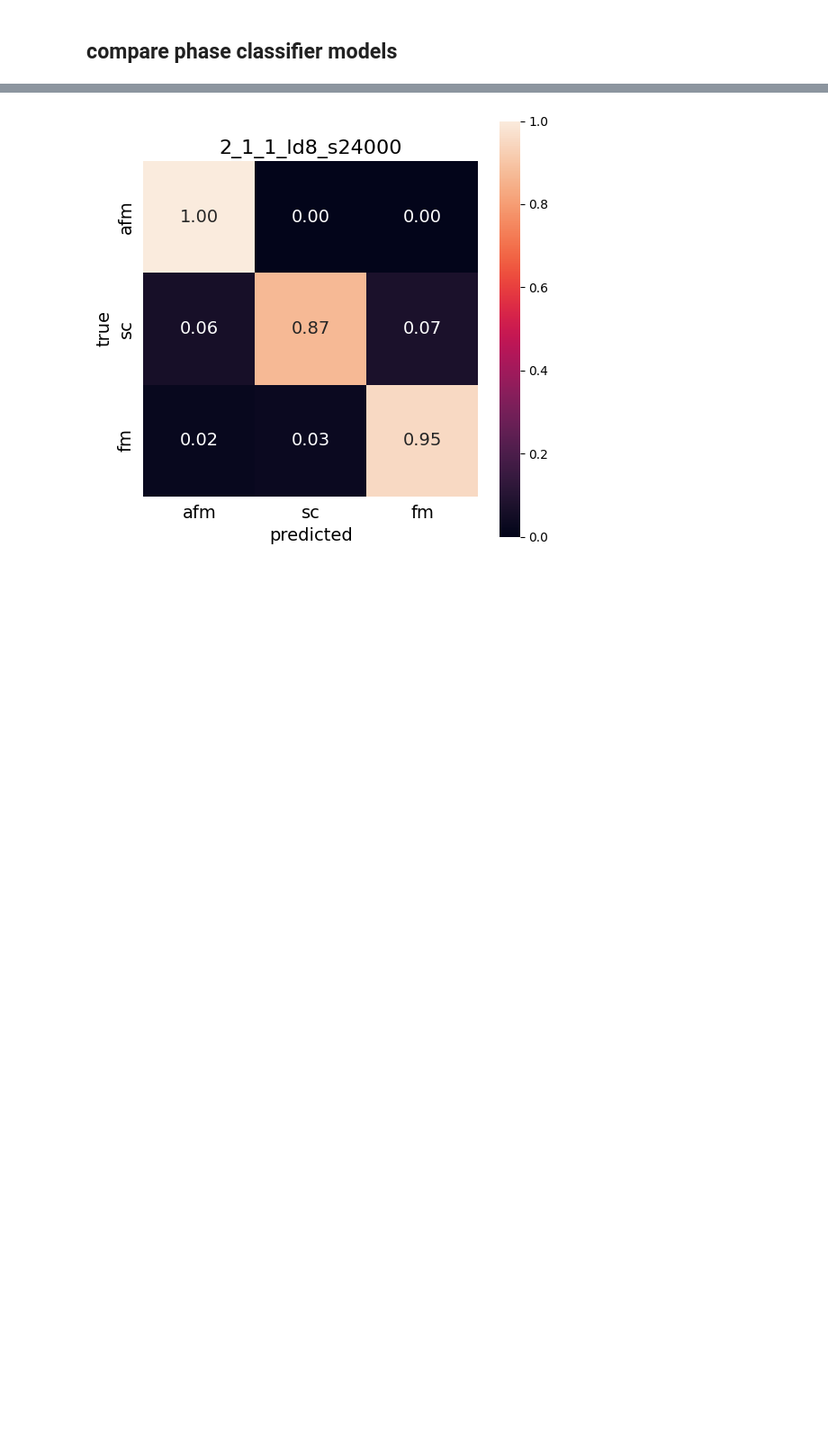
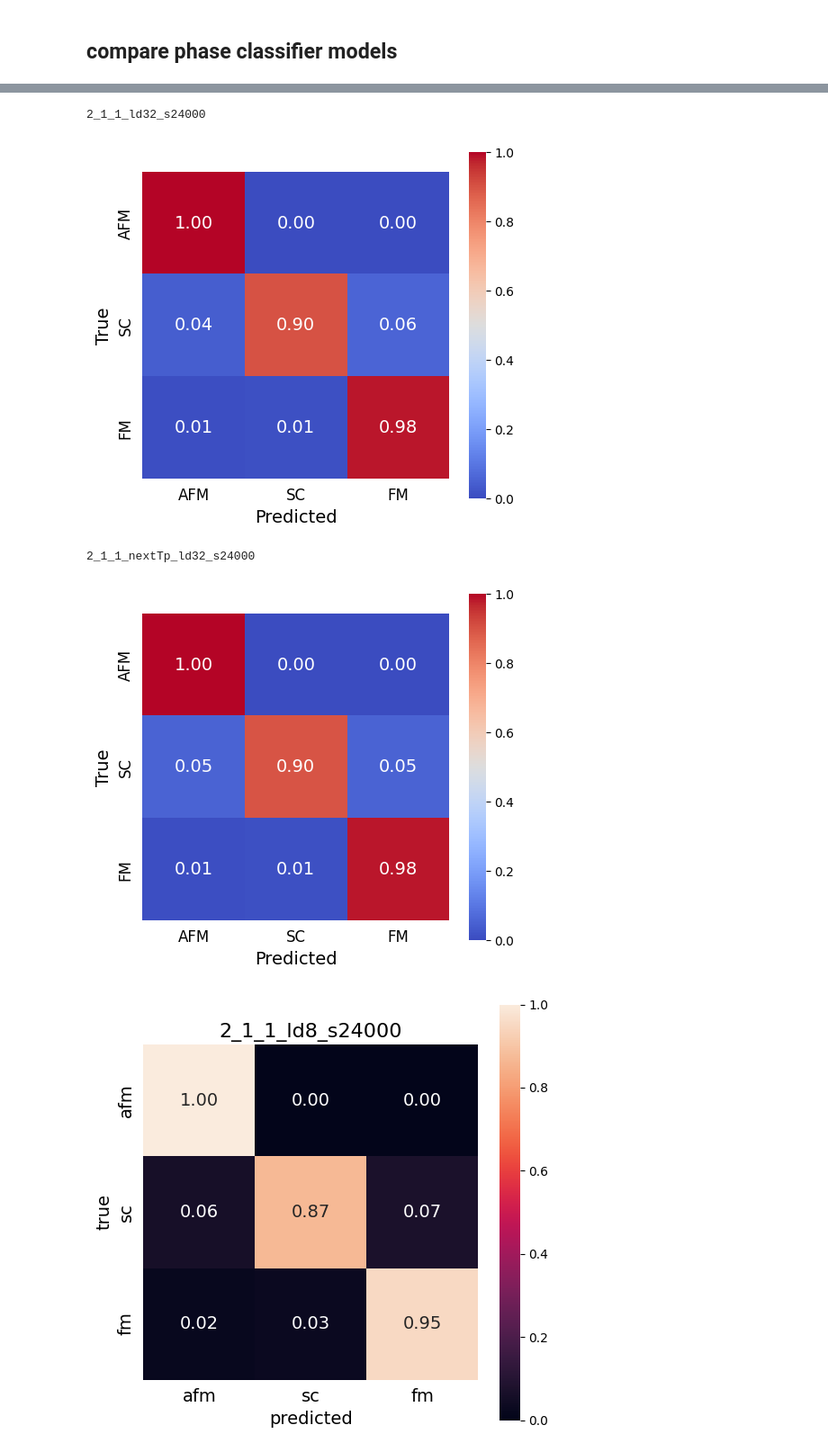
Before and after one commit to DanielSpringer/PhysML, a Jupyter notebook: notebooks/vertex/plot_results.ipynb, the cells around one changed output, grey strips where cells are left out. Shown at 90% size. Drawn from its saved outputs; the diff is of its cells as text; code cells hidden in the pictures; blank space fills up the shorter version.

```diff
--- a/notebooks/vertex/plot_results.ipynb
+++ b/notebooks/vertex/plot_results.ipynb
@@ -193 +196,14 @@ verteval.plot_classification_results(classification_df, figsize=(10, 4))
+# %%
+labels = [label.upper() for label in list(AutoEncoderVertexDataset.phase_borders.keys())]
+
+row = classification_df[(classification_df['run_id'] == '2_1_1') & (classification_df['ld'] == 32) & (classification_df['s'] == 24000)].iloc[0]
+vertvis.print_conf_mat(row['conf_mat'], f"{row['run_id']}_ld{row['ld']}_s{row['s']}", labels)
+
+row = classification_df[classification_df['run_id'] == '2_1_1_nextTp'].iloc[0]
+vertvis.print_conf_mat(row['conf_mat'], f"{row['run_id']}_ld{row['ld']}_s{row['s']}", labels)
+# %% [output]
+2_1_1_ld32_s24000
+[figure, added]
+2_1_1_nextTp_ld32_s24000
+[figure, added]
 # %%
```
Also changed, not shown: parts of 6 cells of this notebook, 2 other files.
